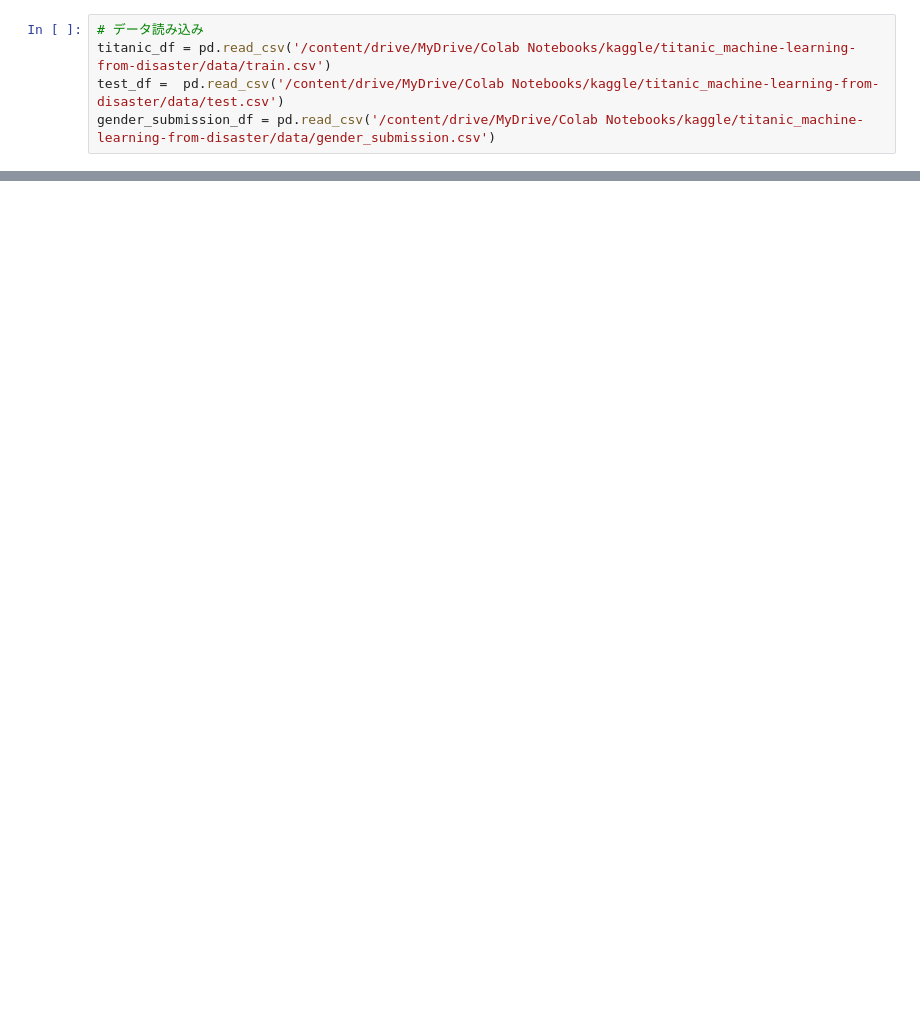
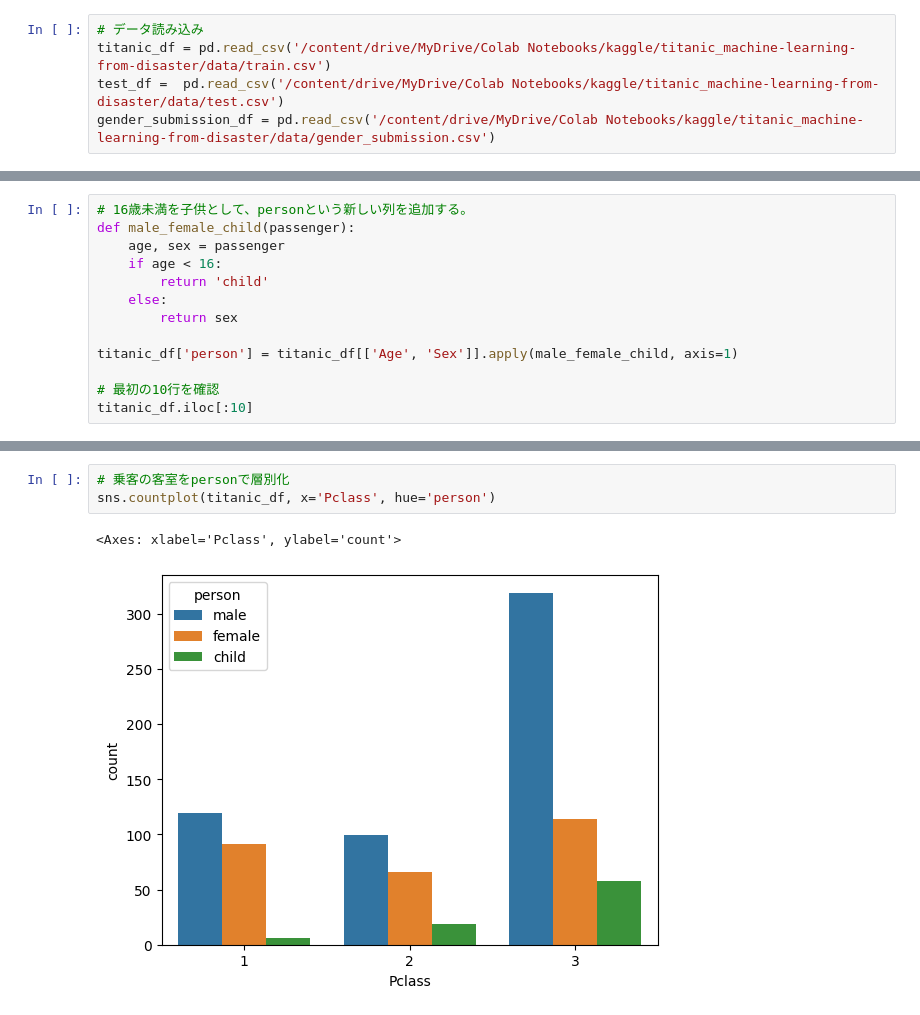
Before and after one commit to usma11dia0/training_of_kaggle, a Jupyter notebook: google_colab/titanic_udemy.ipynb, the cells around one changed output, grey strips where cells are left out. Cells and saved outputs as stored; diff of their text form; blank space fills up the shorter version.

```diff
--- a/google_colab/titanic_udemy.ipynb
+++ b/google_colab/titanic_udemy.ipynb
@@ -21,0 +92,13 @@ titanic_df.head()
+# %%
+# 16歳未満を子供として、personという新しい列を追加する。
+def male_female_child(passenger):
+    age, sex = passenger
+    if age < 16:
+        return 'child'
+    else:
+        return sex
+
+titanic_df['person'] = titanic_df[['Age', 'Sex']].apply(male_female_child, axis=1)
+
+# 最初の10行を確認
+titanic_df.iloc[:10]
@@ -21,0 +125,6 @@ titanic_df.head()
+# %%
+# 乗客の客室をpersonで層別化
+sns.countplot(titanic_df, x='Pclass', hue='person')
+# %% [output]
+<Axes: xlabel='Pclass', ylabel='count'>
+[figure, added]
```
Also changed, not shown: parts of 16 cells of this notebook.
